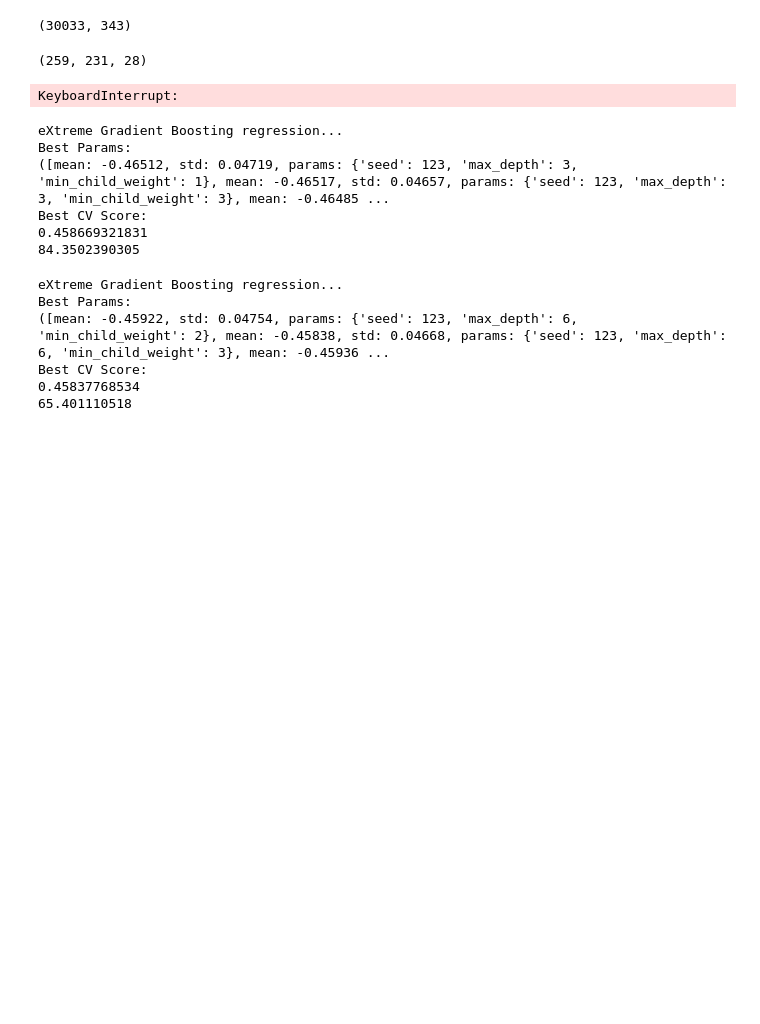
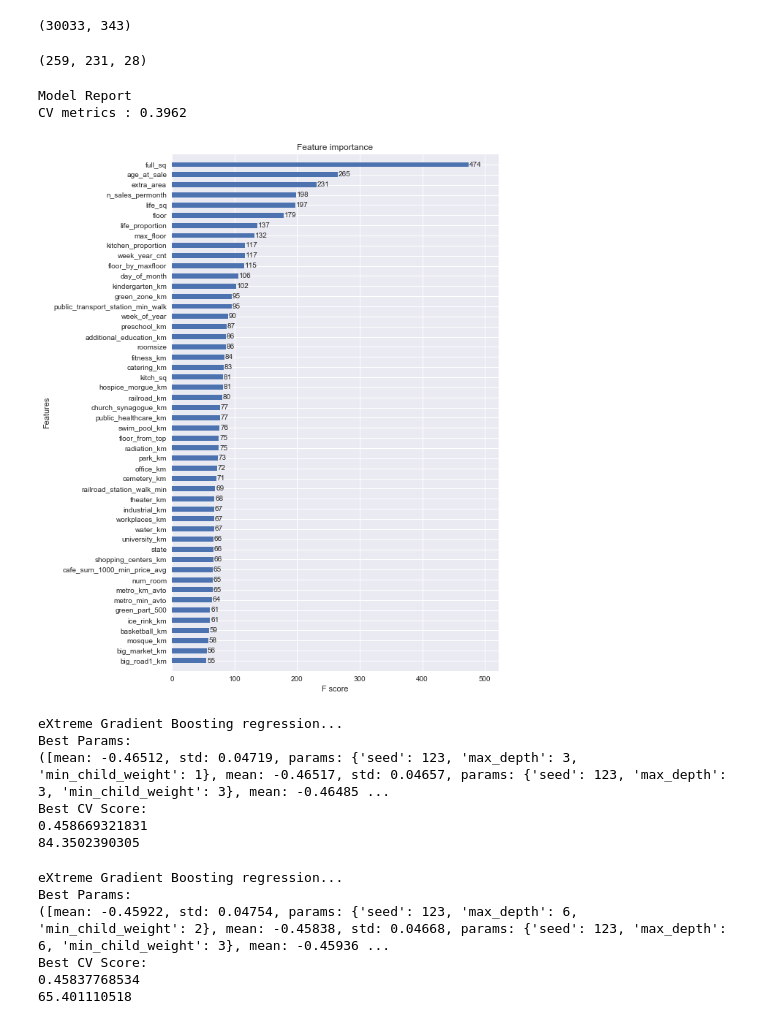
Before and after one commit to JCreeks/SyberbankHousingPrice, a Jupyter notebook: Initial_XGB_2_Additional_Features_Paratmeter_Tuning.ipynb, the cells around one changed output. Saved outputs shown, nothing was run; the diff lists cells and outputs as text; code cells hidden in the pictures; blank space fills up the shorter version.

```diff
--- a/Initial_XGB_2_Additional_Features_Paratmeter_Tuning.ipynb
+++ b/Initial_XGB_2_Additional_Features_Paratmeter_Tuning.ipynb
@@ -349,10 +349,12 @@ len(predictors), len(original_feats), len(additional_feats)
 (259, 231, 28)
 # %%
 t0=time()
-xgbreg = xgb.XGBRegressor(learning_rate=.1, n_estimators=150, max_depth=6, gamma=0, \
+xgbreg = xgb.XGBRegressor(learning_rate=.1, n_estimators=1000, max_depth=6, gamma=0, \
                           min_child_weight=3, seed=123, reg_alpha=1e7,\
                           subsample=.95, colsample_bytree=.95,nthread=-1,scale_pos_weight=1)
 modelfit(xgbreg, X_train, predictors, target, outputMetrics=RMSLE_, XGBmetrics='rmse')
 #343 columns full CV metrics : 0.4005
 # %% [output]
-KeyboardInterrupt:
+Model Report
+CV metrics : 0.3962
+[figure, added]
```
Also changed, not shown: parts of 1 cell of this notebook.
